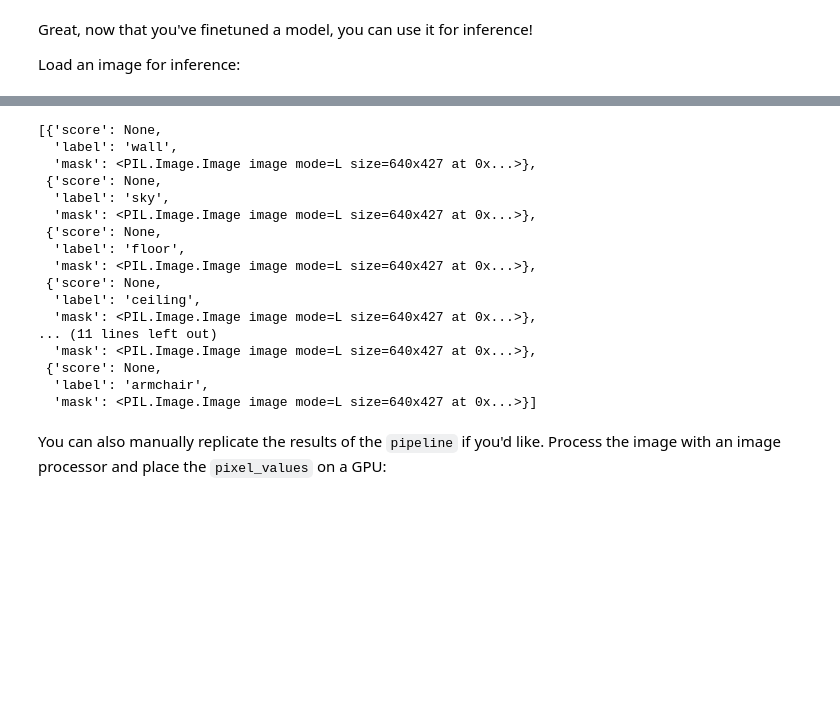
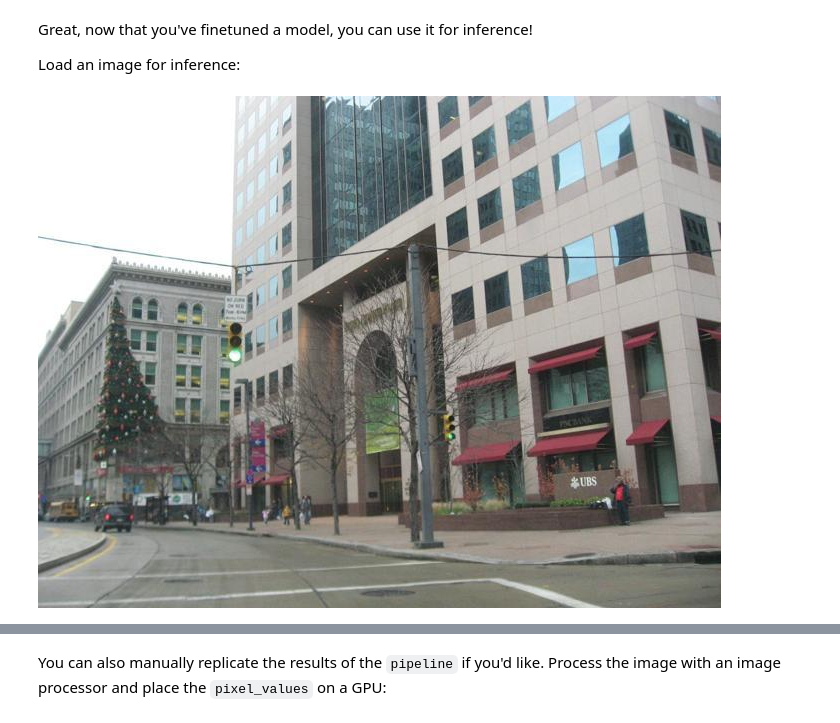
Before and after one commit to louisapraszezynki/acouslic-ai-challenge, a Jupyter notebook: transformers_doc/en/pytorch/semantic_segmentation.ipynb, the cells around one changed output, grey strips where cells are left out. Cells and saved outputs as stored; diff of their text form; code cells hidden in the pictures; blank space fills up the shorter version.

```diff
--- a/transformers_doc/en/pytorch/semantic_segmentation.ipynb
+++ b/transformers_doc/en/pytorch/semantic_segmentation.ipynb
@@ -249,3 +271,13 @@ image
+# %%
+from datasets import load_dataset
+
+ds = load_dataset("scene_parse_150", split="train[:50]")
+ds = ds.train_test_split(test_size=0.2)
+test_ds = ds["test"]
+image = ds["test"][0]["image"]
+image
+# %% [output]
+[figure, added]
 # %% [markdown]
 <div class="flex justify-center">
     <img src="https://huggingface.co/datasets/huggingface/documentation-images/resolve/main/semantic-seg-image.png" alt="Image of bedroom"/>
@@ -255,26 +302,8 @@ The simplest way to try out your finetuned model for inference is to use it in a
 # %%
-from transformers import pipeline
+#from transformers import pipeline
 
-segmenter = pipeline("image-segmentation", model="my_awesome_seg_model")
-segmenter(image)
+#segmenter = pipeline("image-segmentation", model="my_awesome_seg_model")
+#segmenter(image)
-# %% [output]
-[{'score': None,
-  'label': 'wall',
-  'mask': <PIL.Image.Image image mode=L size=640x427 at 0x...>},
- {'score': None,
-  'label': 'sky',
-  'mask': <PIL.Image.Image image mode=L size=640x427 at 0x...>},
- {'score': None,
-  'label': 'floor',
-  'mask': <PIL.Image.Image image mode=L size=640x427 at 0x...>},
- {'score': None,
-  'label': 'ceiling',
-  'mask': <PIL.Image.Image image mode=L size=640x427 at 0x...>},
-... (11 lines left out)
-  'mask': <PIL.Image.Image image mode=L size=640x427 at 0x...>},
- {'score': None,
-  'label': 'armchair',
-  'mask': <PIL.Image.Image image mode=L size=640x427 at 0x...>}]
 # %% [markdown]
 You can also manually replicate the results of the `pipeline` if you'd like. Process the image with an image processor and place the `pixel_values` on a GPU:
 # %%
```
Also changed, not shown: parts of 15 cells of this notebook.
